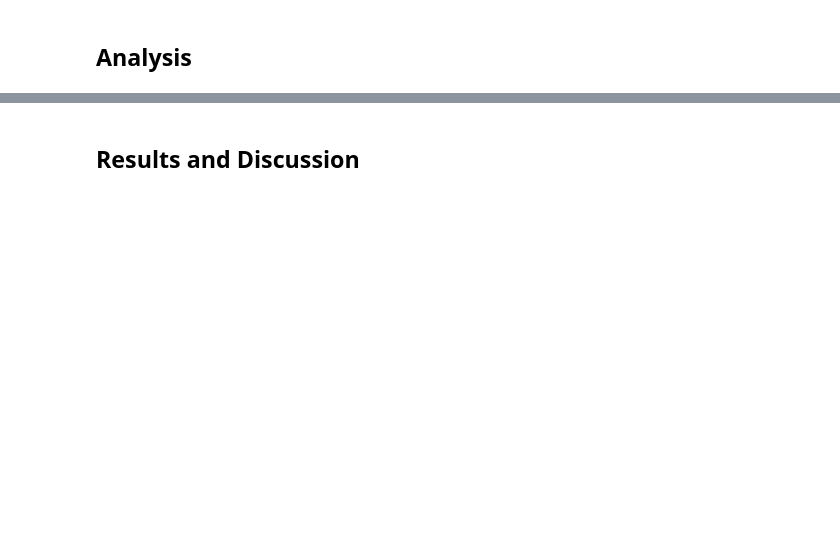
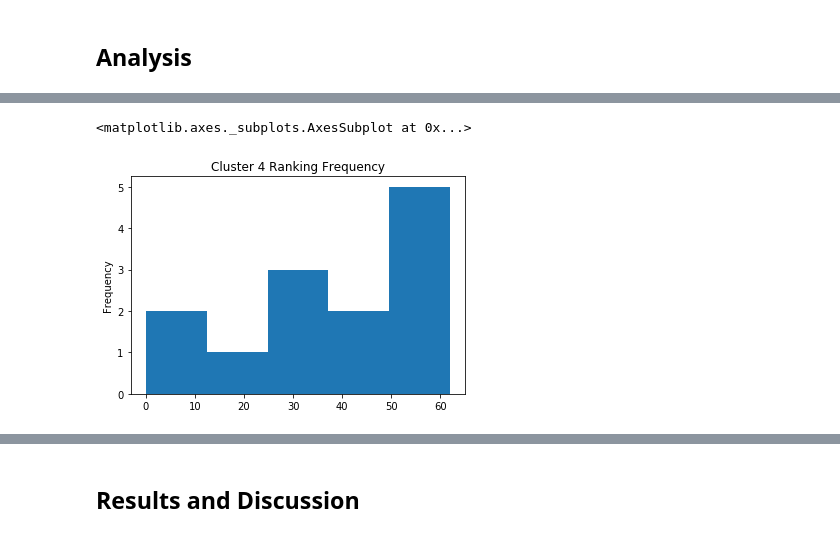
Before and after one commit to golmosor/coursera_capstone, a Jupyter notebook: DS-Capstone-Project_week4.ipynb, the cells around one changed output, grey strips where cells are left out. Drawn from its saved outputs; the diff is of its cells as text; code cells hidden in the pictures; blank space fills up the shorter version.

```diff
--- a/DS-Capstone-Project_week4.ipynb
+++ b/DS-Capstone-Project_week4.ipynb
@@ -44,0 +572,6 @@ Using this data we then are going to make clusters using k-means algorithm. Then
+# %%
+cluster_4 = capital_merged[capital_merged['Cluster Labels']==4]
+cluster_4['Ranking'].plot(kind='hist', bins=5, title='Cluster 4 Ranking Frequency')
+# %% [output]
+<matplotlib.axes._subplots.AxesSubplot at 0x...>
+[figure, added]
```
Also changed, not shown: parts of 87 cells of this notebook.
